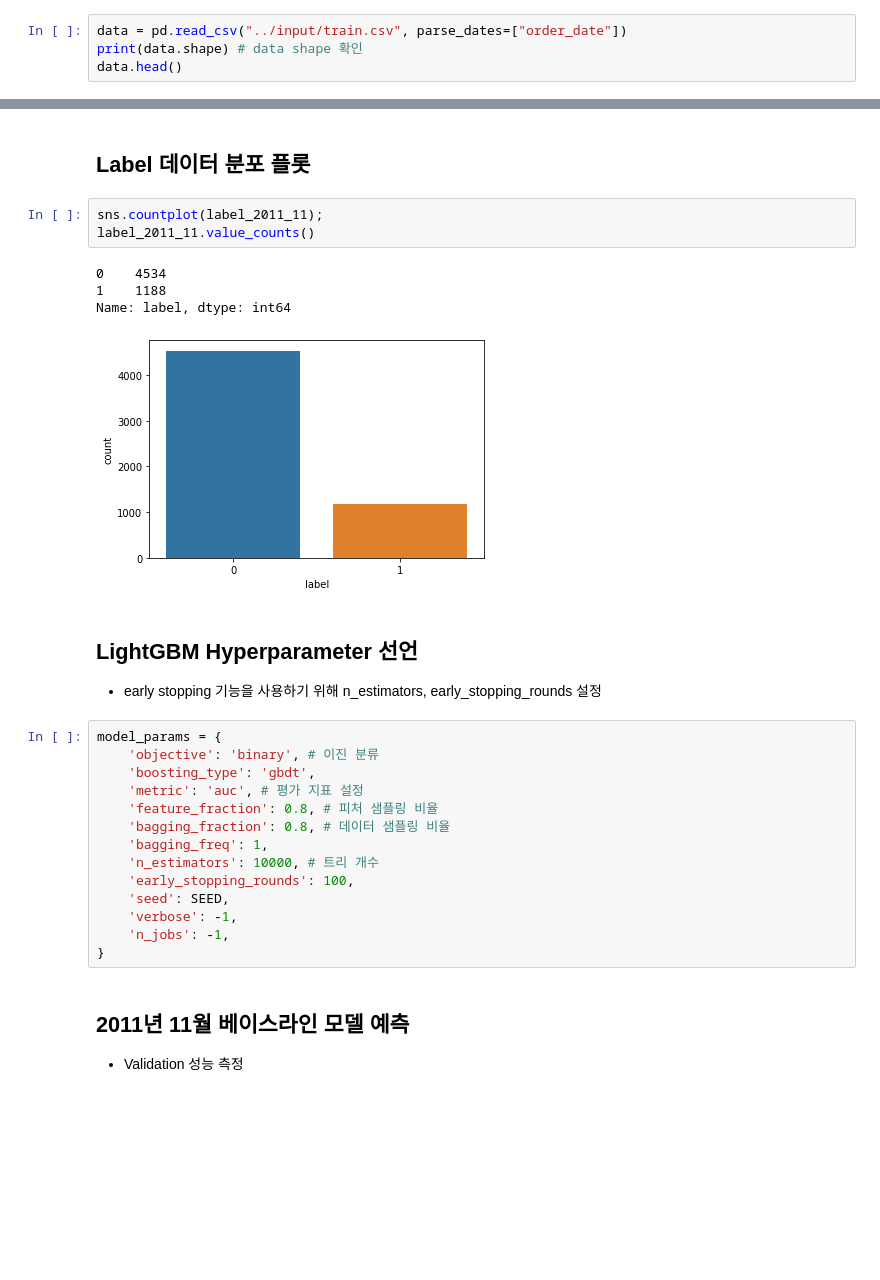
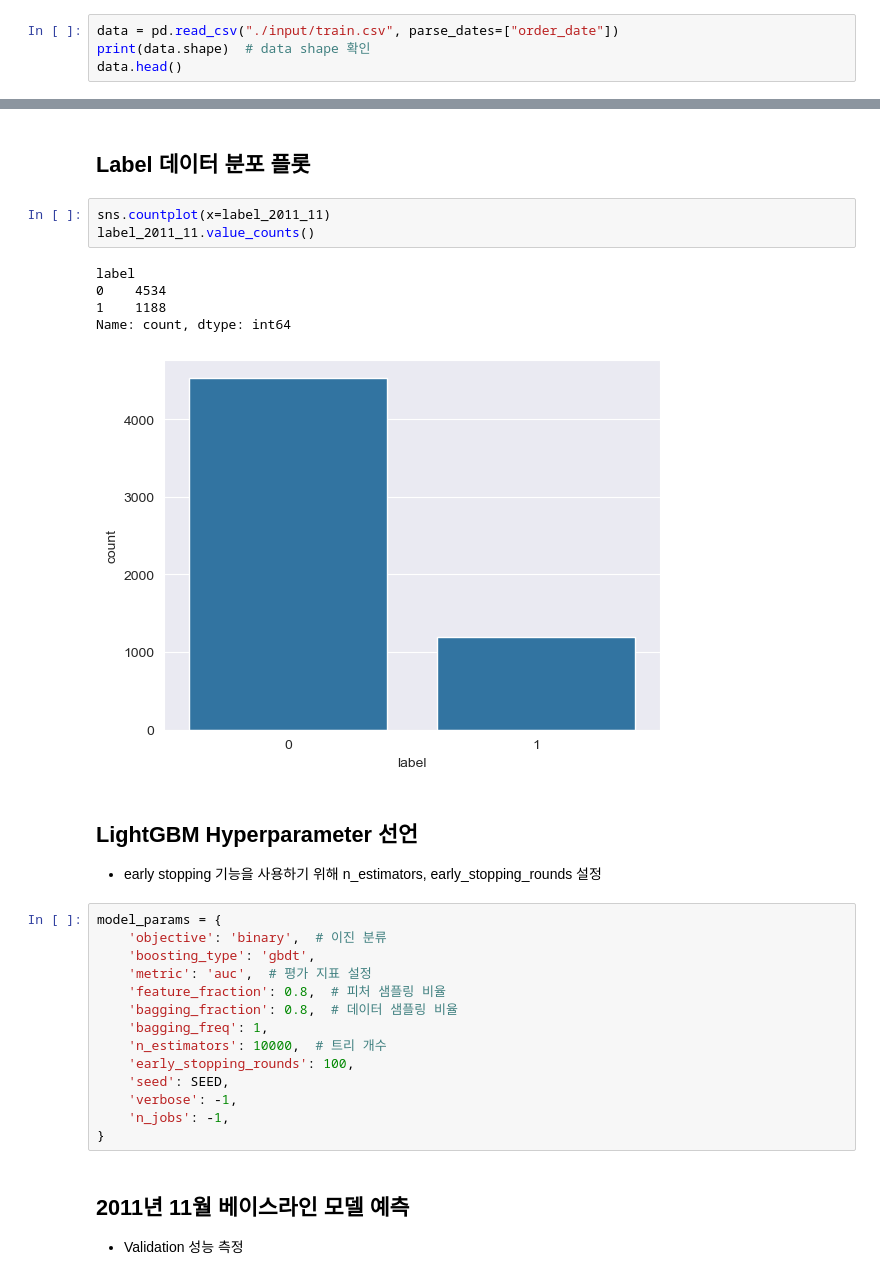
Before and after one commit to minsmis/NaverAI, a Jupyter notebook: notebooks/1주/5차시/트리_모델_연습.ipynb, the cells around one changed output, grey strips where cells are left out. Saved outputs shown, nothing was run; the diff lists cells and outputs as text; blank space fills up the shorter version.

```diff
--- a/notebooks/1주/5차시/트리_모델_연습.ipynb
+++ b/notebooks/1주/5차시/트리_모델_연습.ipynb
@@ -334,8 +351,8 @@ def plot_feature_importances(df, n=20, color='blue', figsize=(12,8)):
 ## Train 데이터 읽기
 - 9개의 feature를 가진 780502개의 train data
 # %%
-data = pd.read_csv("../input/train.csv", parse_dates=["order_date"])
-print(data.shape) # data shape 확인
+data = pd.read_csv("./input/train.csv", parse_dates=["order_date"])
+print(data.shape)  # data shape 확인
 data.head()
 # %% [output]
 (780502, 9)
@@ -407,25 +422,26 @@ label_2011_11 = generate_label(data, '2011-11')['label']
 # %% [markdown]
 ## Label 데이터 분포 플롯
 # %%
-sns.countplot(label_2011_11);
+sns.countplot(x=label_2011_11)
 label_2011_11.value_counts()
 # %% [output]
+label
 0    4534
 1    1188
-Name: label, dtype: int64
+Name: count, dtype: int64
-[figure, old version]
+[figure, new version]
 # %% [markdown]
 ## LightGBM Hyperparameter 선언
 - early stopping 기능을 사용하기 위해 n_estimators, early_stopping_rounds 설정
 # %%
 model_params = {
-    'objective': 'binary', # 이진 분류
+    'objective': 'binary',  # 이진 분류
     'boosting_type': 'gbdt',
-    'metric': 'auc', # 평가 지표 설정
-    'feature_fraction': 0.8, # 피처 샘플링 비율
-    'bagging_fraction': 0.8, # 데이터 샘플링 비율
+    'metric': 'auc',  # 평가 지표 설정
+    'feature_fraction': 0.8,  # 피처 샘플링 비율
+    'bagging_fraction': 0.8,  # 데이터 샘플링 비율
     'bagging_freq': 1,
-    'n_estimators': 10000, # 트리 개수
+    'n_estimators': 10000,  # 트리 개수
     'early_stopping_rounds': 100,
     'seed': SEED,
     'verbose': -1,
```
Also changed, not shown: parts of 16 cells of this notebook, 1 other file.
